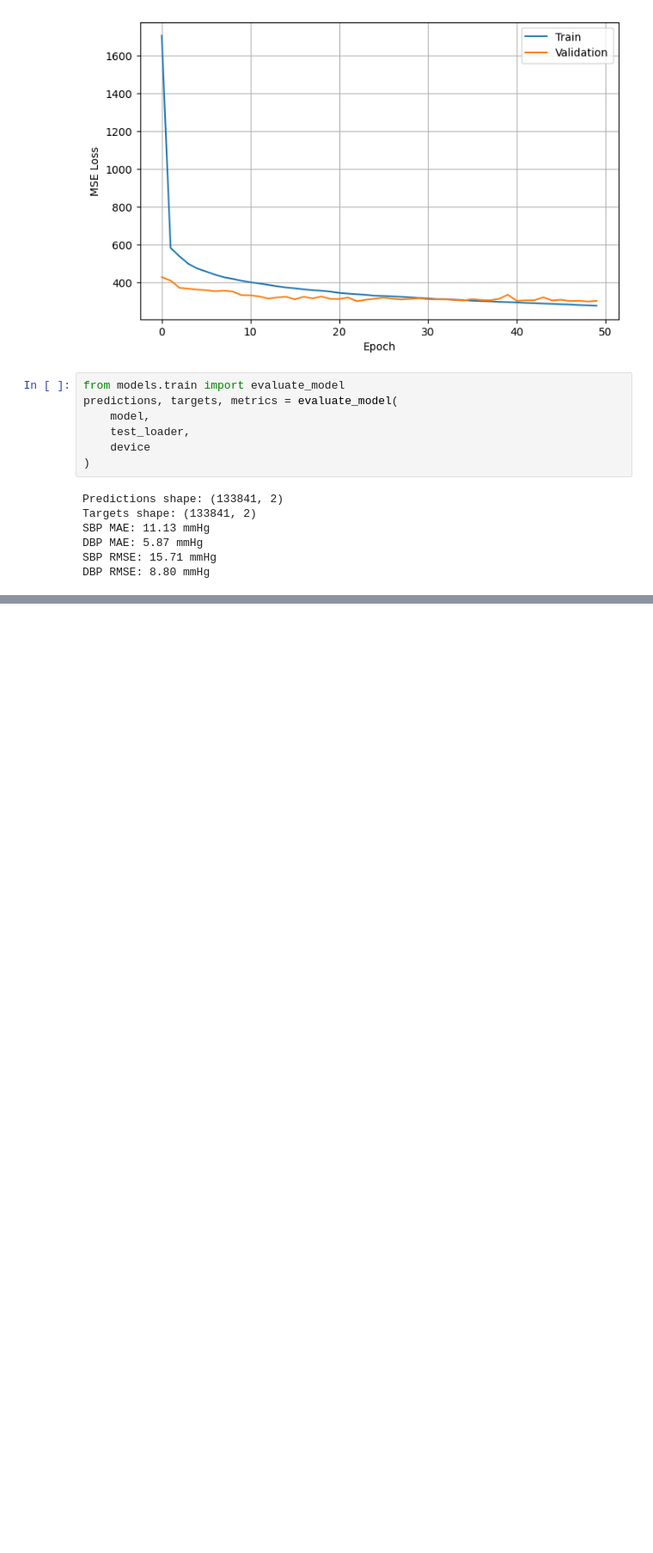
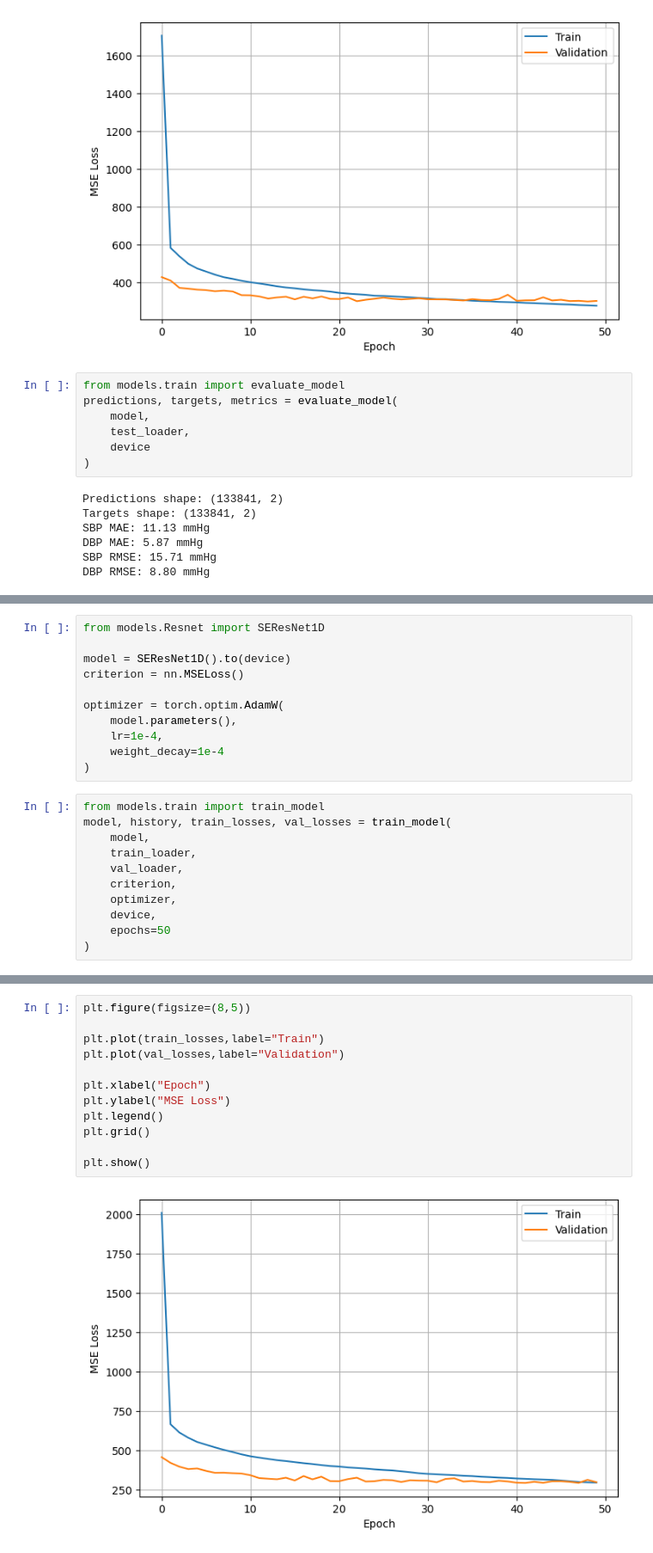
Before and after one commit to Yashvi1701/BP_estimation, a Jupyter notebook: experiments/resnet_uci.ipynb, the cells around one changed output, grey strips where cells are left out. Shown at 86% size. Drawn from its saved outputs; the diff is of its cells as text; blank space fills up the shorter version.

Commit message:
resnet

```diff
--- a/experiments/resnet_uci.ipynb
+++ b/experiments/resnet_uci.ipynb
@@ -400,0 +404,22 @@ DBP RMSE: 8.80 mmHg
+# %%
+from models.Resnet import SEResNet1D
+
+model = SEResNet1D().to(device)
+criterion = nn.MSELoss()
+
+optimizer = torch.optim.AdamW(
+    model.parameters(),
+    lr=1e-4,
+    weight_decay=1e-4
+)
+# %%
+from models.train import train_model
+model, history, train_losses, val_losses = train_model(
+    model,
+    train_loader,
+    val_loader,
+    criterion,
+    optimizer,
+    device,
+    epochs=50
+)
@@ -400,0 +444,14 @@ DBP RMSE: 8.80 mmHg
+# %%
+plt.figure(figsize=(8,5))
+
+plt.plot(train_losses,label="Train")
+plt.plot(val_losses,label="Validation")
+
+plt.xlabel("Epoch")
+plt.ylabel("MSE Loss")
+plt.legend()
+plt.grid()
+
+plt.show()
+# %% [output]
+[figure, added]
```
Also changed, not shown: parts of 14 cells of this notebook, 3 other files.
